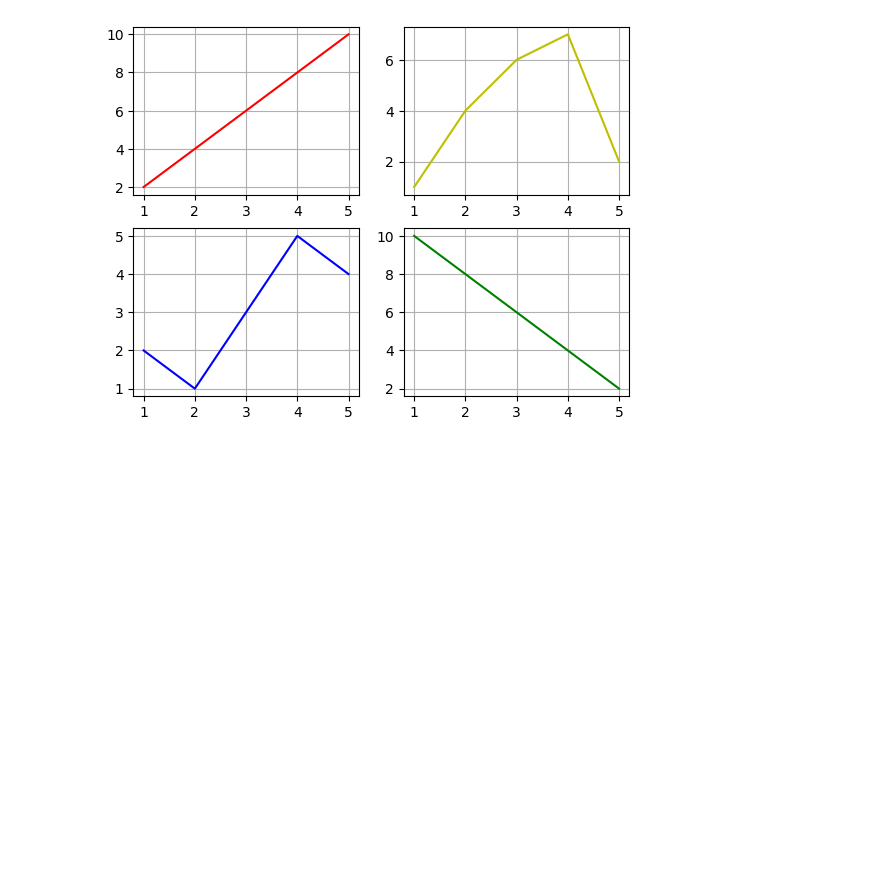
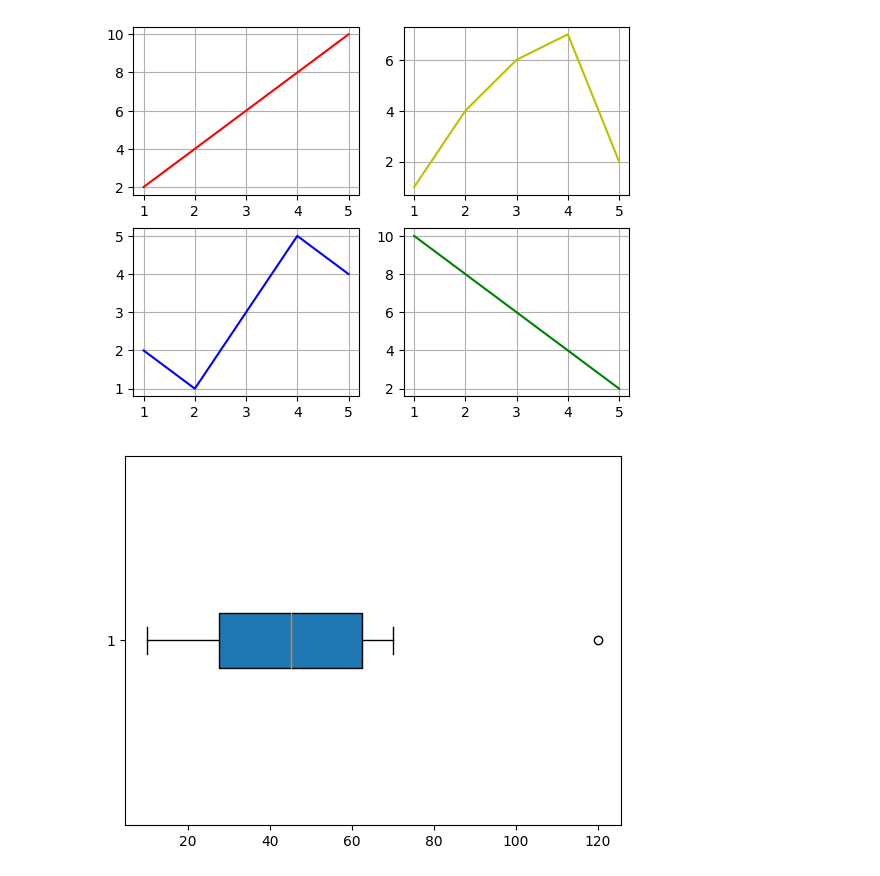
Before and after one commit to Saif-Ur-Rehman99/data-visualization, a Jupyter notebook: graphs.ipynb, the cells around one changed output. Saved outputs shown, nothing was run; the diff lists cells and outputs as text; code cells hidden in the pictures; blank space fills up the shorter version.

Commit message:
branch/boxplot

```diff
--- a/graphs.ipynb
+++ b/graphs.ipynb
@@ -223,3 +223,16 @@ plt.plot(x4,y4, color='y')
 plt.grid()
 # %% [output]
 [figure]
+# %%
+x = [10,20,30,40,50,60,70, 120]
+plt.boxplot(x, vert=False, patch_artist=True)
+
+plt.show()
+
+# notch = True (Shape Change)
+# vert = True (Orientation)
+# width = 0.5
+# patch_artist=True (fill color)
+# showmeans = True (display mean dot)
+# %% [output]
+[figure, added]
```
